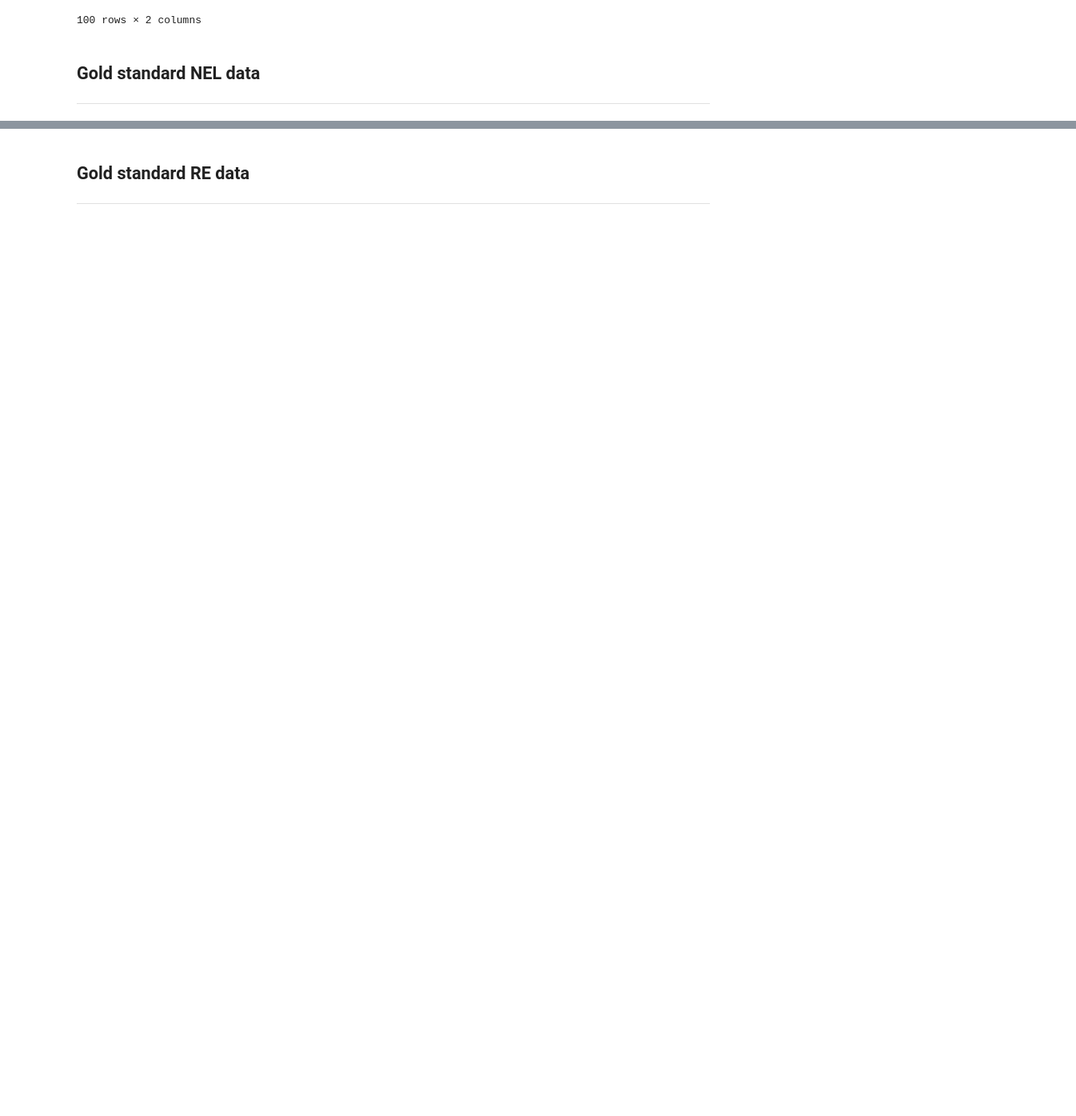
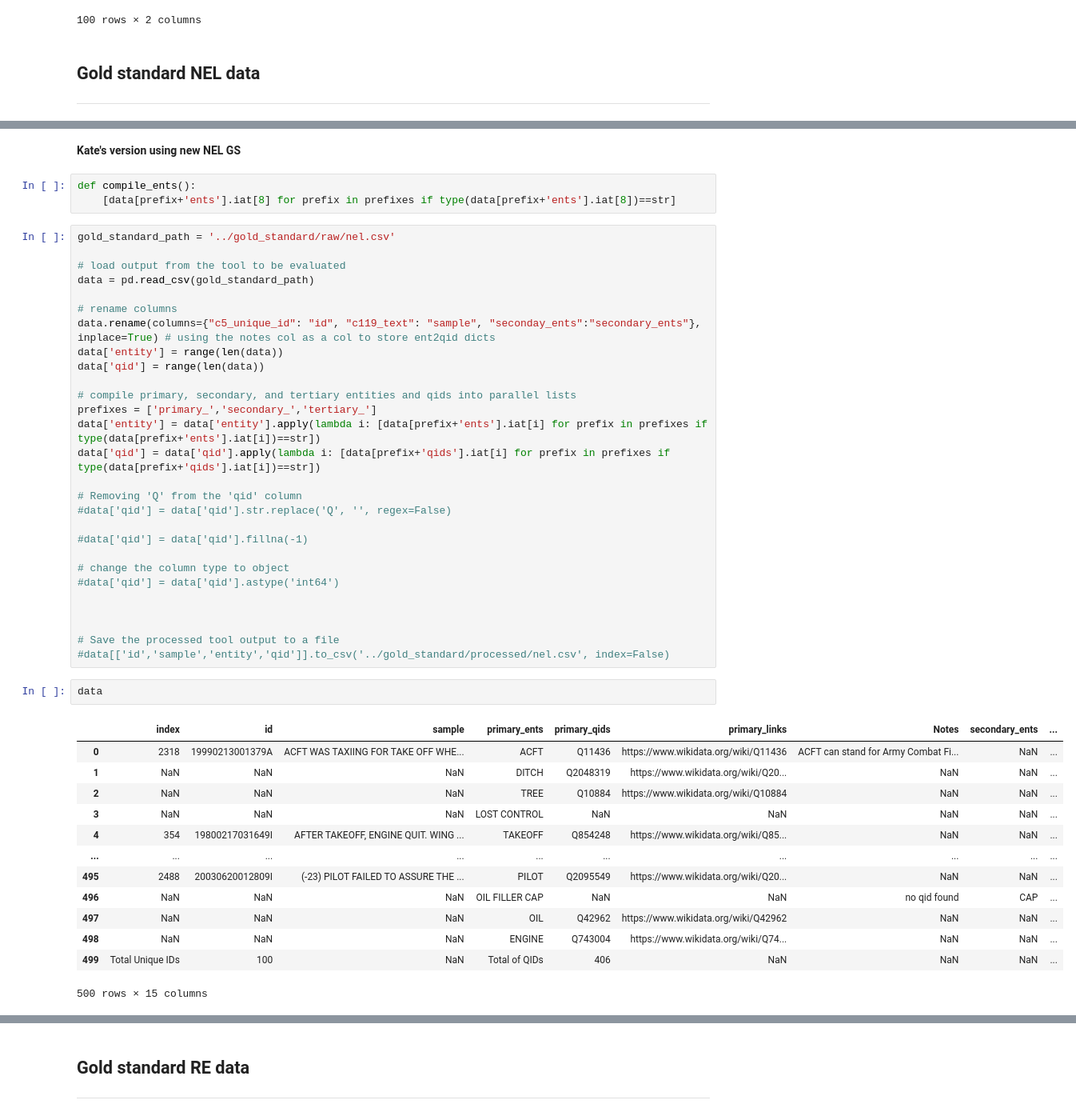
Before and after one commit to nd-crane/trusted_ke, a Jupyter notebook: notebooks/gold_standard_preparation.ipynb, the cells around one changed output, grey strips where cells are left out. Shown at 80% size. Cells and saved outputs as stored; diff of their text form; blank space fills up the shorter version.

Commit message:
save progress

```diff
--- a/notebooks/gold_standard_preparation.ipynb
+++ b/notebooks/gold_standard_preparation.ipynb
@@ -75,0 +62,49 @@ data
+# %% [markdown]
+**Kate's version using new NEL GS**
+# %%
+def compile_ents():
+    [data[prefix+'ents'].iat[8] for prefix in prefixes if type(data[prefix+'ents'].iat[8])==str]
+# %%
+gold_standard_path = '../gold_standard/raw/nel.csv'
+
+# load output from the tool to be evaluated
+data = pd.read_csv(gold_standard_path)
+
+# rename columns
+data.rename(columns={"c5_unique_id": "id", "c119_text": "sample", "seconday_ents":"secondary_ents"}, inplace=True) # using the notes col as a col to store ent2qid dicts
+data['entity'] = range(len(data))
+data['qid'] = range(len(data))
+
+# compile primary, secondary, and tertiary entities and qids into parallel lists
+prefixes = ['primary_','secondary_','tertiary_']
+data['entity'] = data['entity'].apply(lambda i: [data[prefix+'ents'].iat[i] for prefix in prefixes if type(data[prefix+'ents'].iat[i])==str])
+data['qid'] = data['qid'].apply(lambda i: [data[prefix+'qids'].iat[i] for prefix in prefixes if type(data[prefix+'qids'].iat[i])==str])
+
+# Removing 'Q' from the 'qid' column
+#data['qid'] = data['qid'].str.replace('Q', '', regex=False)
+
+#data['qid'] = data['qid'].fillna(-1)
+
+# change the column type to object
+#data['qid'] = data['qid'].astype('int64')
+
+
+
+# Save the processed tool output to a file
+#data[['id','sample','entity','qid']].to_csv('../gold_standard/processed/nel.csv', index=False)
+# %%
+data
+# %% [output]
+|  | index | id | sample | primary_ents | primary_qids | primary_links | Notes | secondary_ents | ... |
+| 0 | 2318 | 19990213001379A | ACFT WAS TAXIING FOR TAKE OFF WHE... | ACFT | Q11436 | https://www.wikidata.org/wiki/Q11436 | ACFT can stand for Army Combat Fi... | NaN | ... |
+| 1 | NaN | NaN | NaN | DITCH | Q2048319 | https://www.wikidata.org/wiki/Q20... | NaN | NaN | ... |
+| 2 | NaN | NaN | NaN | TREE | Q10884 | https://www.wikidata.org/wiki/Q10884 | NaN | NaN | ... |
+| 3 | NaN | NaN | NaN | LOST CONTROL | NaN | NaN | NaN | NaN | ... |
+| 4 | 354 | 19800217031649I | AFTER TAKEOFF, ENGINE QUIT. WING ... | TAKEOFF | Q854248 | https://www.wikidata.org/wiki/Q85... | NaN | NaN | ... |
+| ... | ... | ... | ... | ... | ... | ... | ... | ... | ... |
+| 495 | 2488 | 20030620012809I | (-23) PILOT FAILED TO ASSURE THE ... | PILOT | Q2095549 | https://www.wikidata.org/wiki/Q20... | NaN | NaN | ... |
+| 496 | NaN | NaN | NaN | OIL FILLER CAP | NaN | NaN | no qid found | CAP | ... |
+| 497 | NaN | NaN | NaN | OIL | Q42962 | https://www.wikidata.org/wiki/Q42962 | NaN | NaN | ... |
+| 498 | NaN | NaN | NaN | ENGINE | Q743004 | https://www.wikidata.org/wiki/Q74... | NaN | NaN | ... |
+| 499 | Total Unique IDs | 100 | NaN | Total of QIDs | 406 | NaN | NaN | NaN | ... |
+500 rows × 15 columns
```
Also changed, not shown: parts of 6 cells of this notebook, 3 other files.
